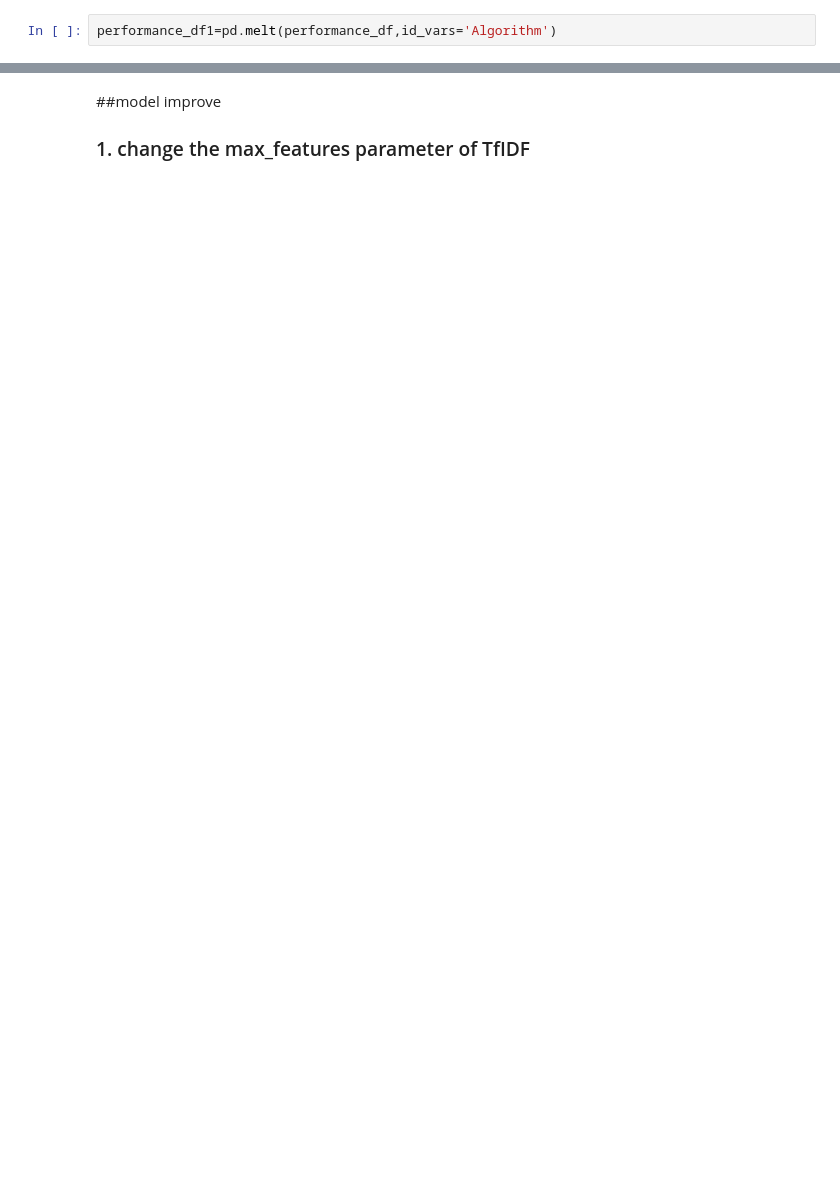
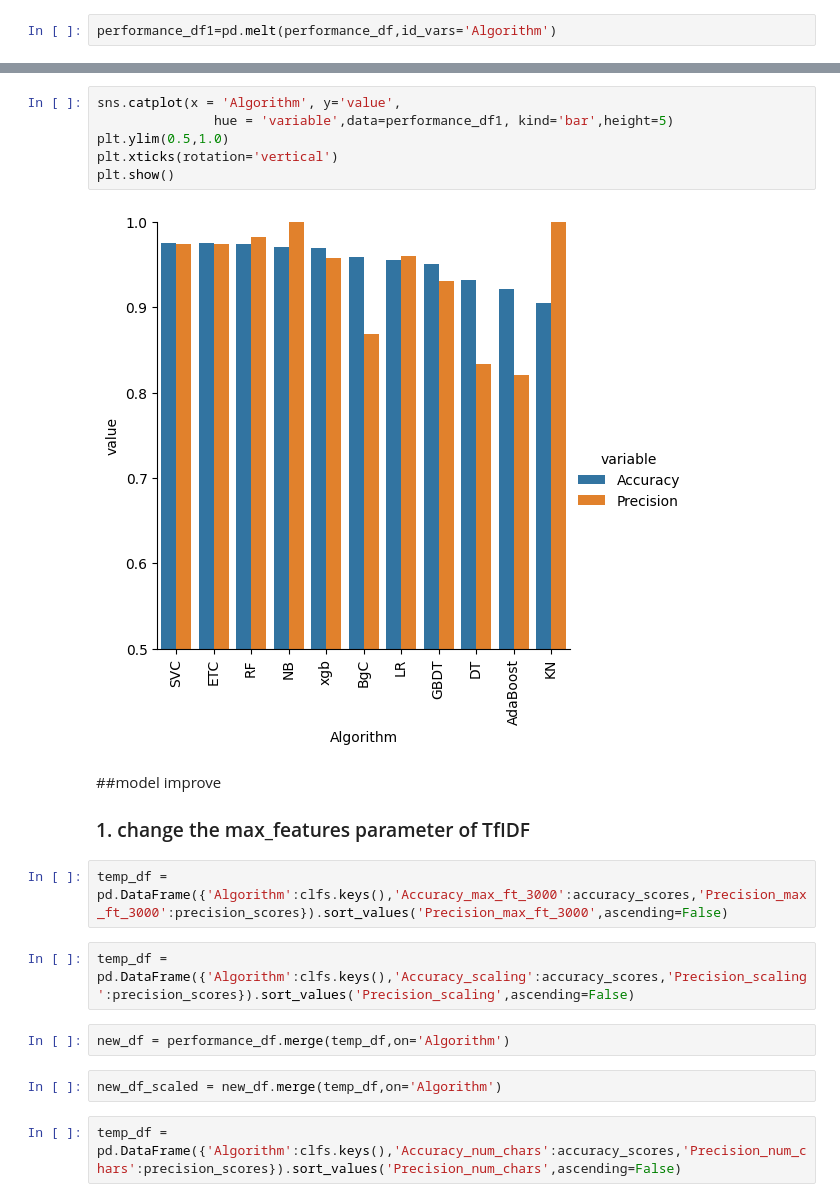
Before and after one commit to Shyam057/Email-spam-classifier, a Jupyter notebook: sms-spam-detection.ipynb, the cells around one changed output, grey strips where cells are left out. Saved outputs shown, nothing was run; the diff lists cells and outputs as text; blank space fills up the shorter version.

```diff
--- a/sms-spam-detection.ipynb
+++ b/sms-spam-detection.ipynb
@@ -618,4 +615,22 @@ performance_df1
 | 21 | KN | Precision | 1.000000 |
+# %%
+sns.catplot(x = 'Algorithm', y='value',
+               hue = 'variable',data=performance_df1, kind='bar',height=5)
+plt.ylim(0.5,1.0)
+plt.xticks(rotation='vertical')
+plt.show()
+# %% [output]
+[figure, added]
 # %% [markdown]
 ##model improve
 ### 1. change the max_features parameter of TfIDF
+# %%
+temp_df = pd.DataFrame({'Algorithm':clfs.keys(),'Accuracy_max_ft_3000':accuracy_scores,'Precision_max_ft_3000':precision_scores}).sort_values('Precision_max_ft_3000',ascending=False)
+# %%
+temp_df = pd.DataFrame({'Algorithm':clfs.keys(),'Accuracy_scaling':accuracy_scores,'Precision_scaling':precision_scores}).sort_values('Precision_scaling',ascending=False)
+# %%
+new_df = performance_df.merge(temp_df,on='Algorithm')
+# %%
+new_df_scaled = new_df.merge(temp_df,on='Algorithm')
+# %%
+temp_df = pd.DataFrame({'Algorithm':clfs.keys(),'Accuracy_num_chars':accuracy_scores,'Precision_num_chars':precision_scores}).sort_values('Precision_num_chars',ascending=False)
```
Also changed, not shown: parts of 23 cells of this notebook, 3 other files.
